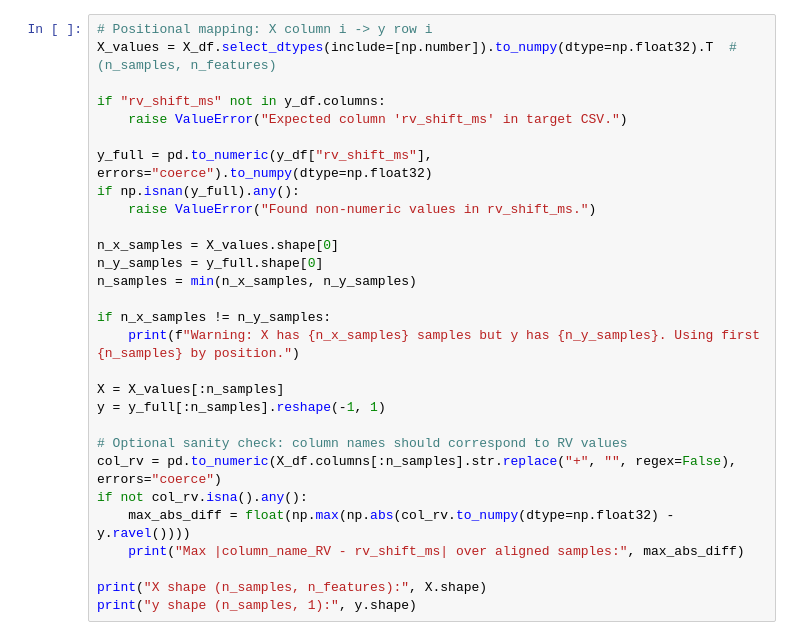
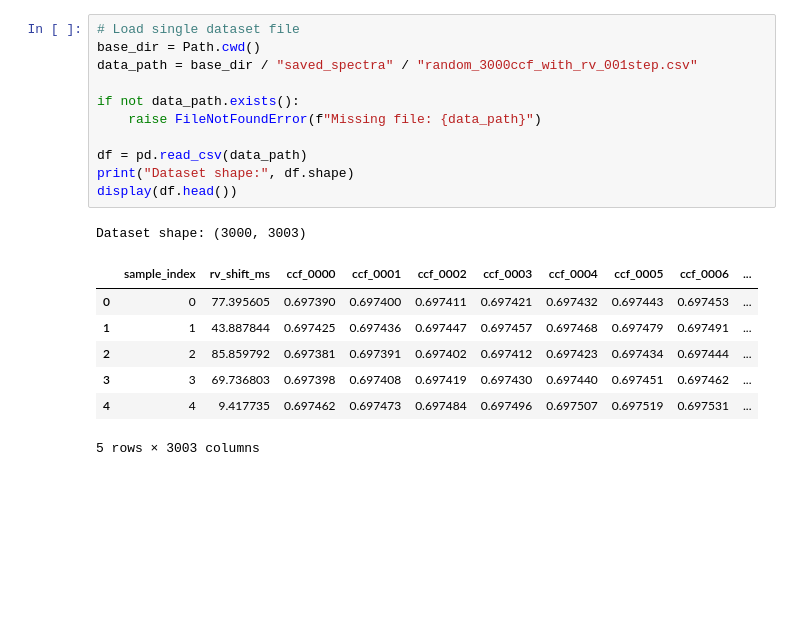
Before and after one commit to vadibekyan/DL_RV_diogo, a Jupyter notebook: DL_RV_prediction.ipynb, the cells around one changed output. Saved outputs shown, nothing was run; the diff lists cells and outputs as text; blank space fills up the shorter version.

```diff
--- a/DL_RV_prediction.ipynb
+++ b/DL_RV_prediction.ipynb
@@ -43,29 +27,20 @@ display(y_df.head())
-# %%
-# Positional mapping: X column i -> y row i
-X_values = X_df.select_dtypes(include=[np.number]).to_numpy(dtype=np.float32).T  # (n_samples, n_features)
-
-if "rv_shift_ms" not in y_df.columns:
-    raise ValueError("Expected column 'rv_shift_ms' in target CSV.")
-
-y_full = pd.to_numeric(y_df["rv_shift_ms"], errors="coerce").to_numpy(dtype=np.float32)
-if np.isnan(y_full).any():
-    raise ValueError("Found non-numeric values in rv_shift_ms.")
-
-n_x_samples = X_values.shape[0]
-n_y_samples = y_full.shape[0]
-n_samples = min(n_x_samples, n_y_samples)
-
-if n_x_samples != n_y_samples:
-    print(f"Warning: X has {n_x_samples} samples but y has {n_y_samples}. Using first {n_samples} by position.")
-
-X = X_values[:n_samples]
-y = y_full[:n_samples].reshape(-1, 1)
-
-# Optional sanity check: column names should correspond to RV values
-col_rv = pd.to_numeric(X_df.columns[:n_samples].str.replace("+", "", regex=False), errors="coerce")
-if not col_rv.isna().any():
-    max_abs_diff = float(np.max(np.abs(col_rv.to_numpy(dtype=np.float32) - y.ravel())))
-    print("Max |column_name_RV - rv_shift_ms| over aligned samples:", max_abs_diff)
-
-print("X shape (n_samples, n_features):", X.shape)
-print("y shape (n_samples, 1):", y.shape)
+# %%
+# Load single dataset file
+base_dir = Path.cwd()
+data_path = base_dir / "saved_spectra" / "random_3000ccf_with_rv_001step.csv"
+
+if not data_path.exists():
+    raise FileNotFoundError(f"Missing file: {data_path}")
+
+df = pd.read_csv(data_path)
+print("Dataset shape:", df.shape)
+display(df.head())
+# %% [output]
+Dataset shape: (3000, 3003)
+|  | sample_index | rv_shift_ms | ccf_0000 | ccf_0001 | ccf_0002 | ccf_0003 | ccf_0004 | ccf_0005 | ccf_0006 | ... |
+| 0 | 0 | 77.395605 | 0.697390 | 0.697400 | 0.697411 | 0.697421 | 0.697432 | 0.697443 | 0.697453 | ... |
+| 1 | 1 | 43.887844 | 0.697425 | 0.697436 | 0.697447 | 0.697457 | 0.697468 | 0.697479 | 0.697491 | ... |
+| 2 | 2 | 85.859792 | 0.697381 | 0.697391 | 0.697402 | 0.697412 | 0.697423 | 0.697434 | 0.697444 | ... |
+| 3 | 3 | 69.736803 | 0.697398 | 0.697408 | 0.697419 | 0.697430 | 0.697440 | 0.697451 | 0.697462 | ... |
+| 4 | 4 | 9.417735 | 0.697462 | 0.697473 | 0.697484 | 0.697496 | 0.697507 | 0.697519 | 0.697531 | ... |
+5 rows × 3003 columns
```
Also changed, not shown: parts of 19 cells of this notebook, 15 other files.
